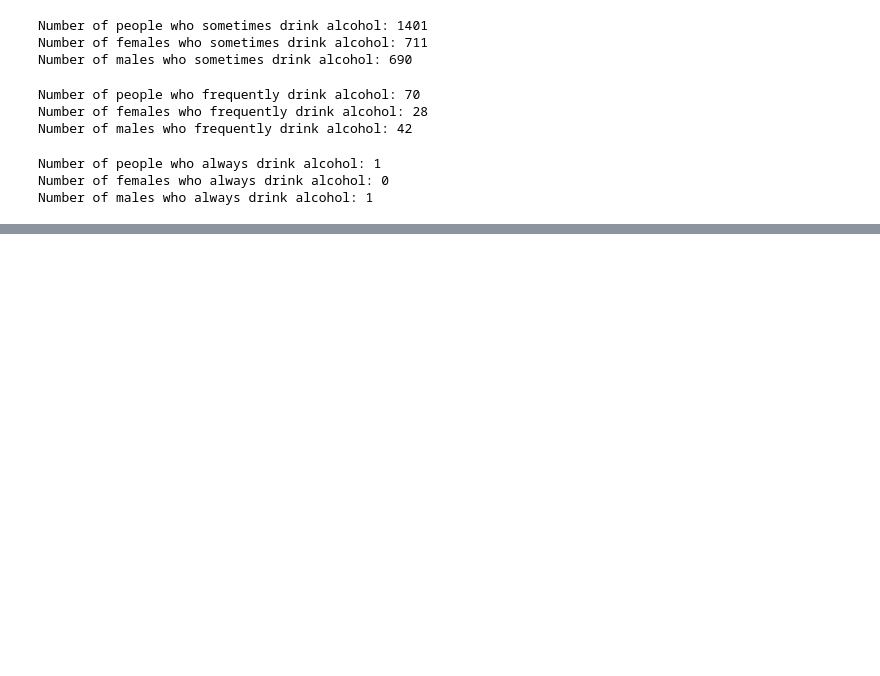
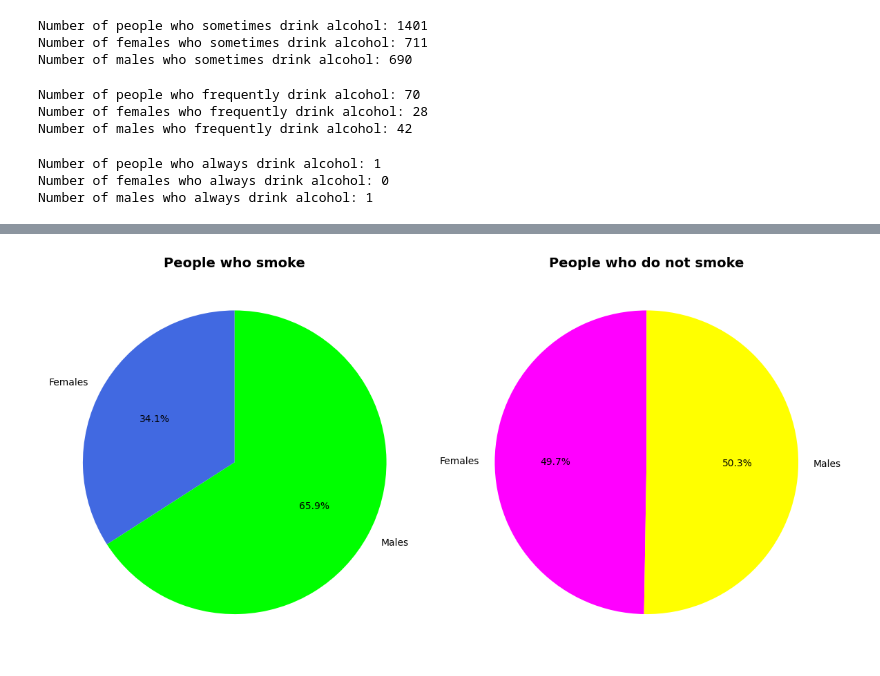
Before and after one commit to letizialanza01/SR_Obesity_Project, a Jupyter notebook: SR_Obesity_Project.ipynb, the cells around one changed output, grey strips where cells are left out. Cells and saved outputs as stored; diff of their text form; code cells hidden in the pictures; blank space fills up the shorter version.

```diff
--- a/SR_Obesity_Project.ipynb
+++ b/SR_Obesity_Project.ipynb
@@ -477,0 +543,13 @@ plt.show()
+# %%
+fig, axs = plt.subplots(1, 2, figsize = (12, 6))
+
+axs[0].pie((females_yes_smoke.sum(), males_yes_smoke.sum()), labels = ('Females', 'Males'), colors = ('#4169E1', '#00FF00'), autopct = '%1.1f%%', startangle = 90)
+axs[0].set_title('People who smoke', fontsize = 14, fontweight = 'bold', color = 'black')
+
+axs[1].pie((females_no_smoke.sum(), males_no_smoke.sum()), labels = ('Females', 'Males'), colors = ('#FF00FF', '#FFFF00'), autopct = '%1.1f%%', startangle = 90)
+axs[1].set_title('People who do not smoke', fontsize = 14, fontweight = 'bold', color = 'black')
+
+plt.tight_layout()
+plt.show()
+# %% [output]
+[figure, added]
```
Also changed, not shown: parts of 15 cells of this notebook.
